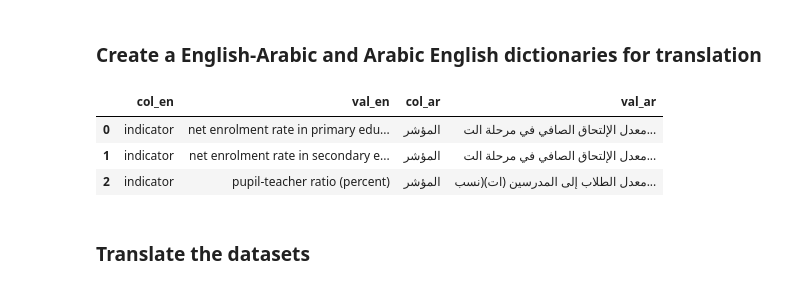
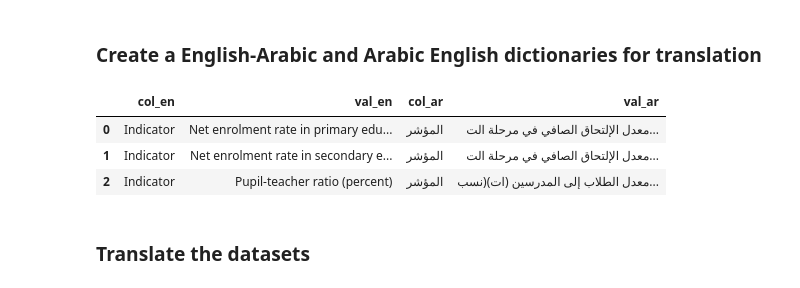
Before and after one commit to raffi1974/DSS-consolidate-questionnaires, a Jupyter notebook: consolidate_edu_questionnaire.ipynb, the cells around one changed output. Saved outputs shown, nothing was run; the diff lists cells and outputs as text; code cells hidden in the pictures.

```diff
--- a/consolidate_edu_questionnaire.ipynb
+++ b/consolidate_edu_questionnaire.ipynb
@@ -190,18 +208,14 @@ df_combined.head()
 # %%
 #read in the dictionary excel file and make the English dimensions lower case
 path='C:/Users/511232/United Nations/ESCWA-SD - Documents/General/SD/Teams/Demographic and SOCIAL S  Team/0- Compendium - Arab Society/Compendium 2025-2026'
 df_translation=pd.read_excel(path+'/translation dict.xlsx')
 
-#lower case col_en and val_en
-for c in ['col_en', 'val_en']:
-    df_translation[c]=df_translation[c].apply(lambda x: x.lower() if isinstance(x, str) else x)
-
 df_translation.head(3)
 # %% [output]
 |  | col_en | val_en | col_ar | val_ar |
-| 0 | indicator | net enrolment rate in primary edu... | المؤشر | معدل الإلتحاق الصافي في مرحلة الت... |
-| 1 | indicator | net enrolment rate in secondary e... | المؤشر | معدل الإلتحاق الصافي في مرحلة الت... |
-| 2 | indicator | pupil-teacher ratio (percent) | المؤشر | معدل الطلاب إلى المدرسين (ات)(نسب... |
+| 0 | Indicator | Net enrolment rate in primary edu... | المؤشر | معدل الإلتحاق الصافي في مرحلة الت... |
+| 1 | Indicator | Net enrolment rate in secondary e... | المؤشر | معدل الإلتحاق الصافي في مرحلة الت... |
+| 2 | Indicator | Pupil-teacher ratio (percent) | المؤشر | معدل الطلاب إلى المدرسين (ات)(نسب... |
 # %%
 #create a English to Arabic dictionary
 En_Ar_dictionary={}
```
Also changed, not shown: parts of 4 cells of this notebook.
